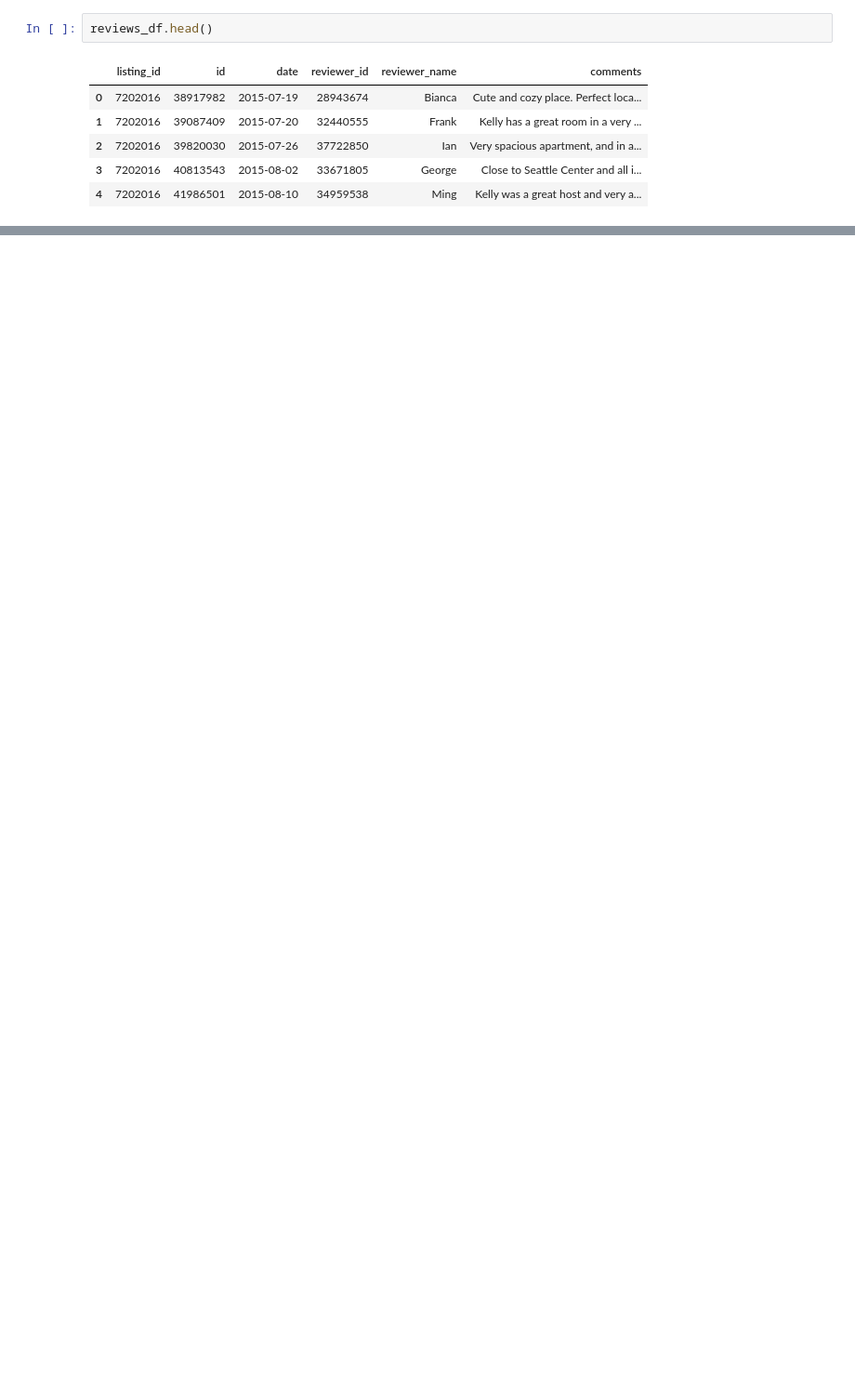
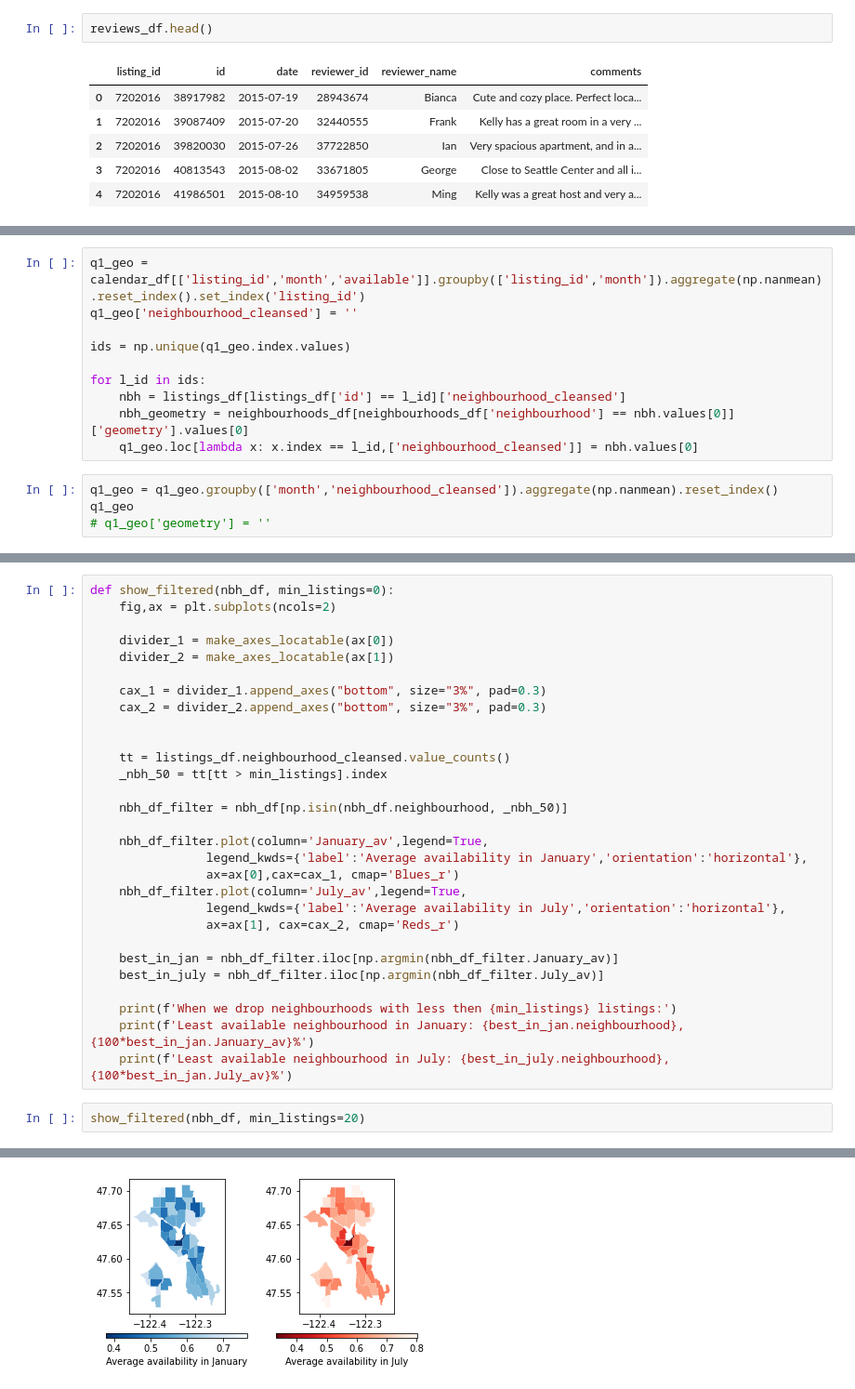
Before and after one commit to nikoladjor/Udacity_Seattle_Airbnb, a Jupyter notebook: Seattle_Airbnb.ipynb, the cells around one changed output, grey strips where cells are left out. Shown at 93% size. Drawn from its saved outputs; the diff is of its cells as text; blank space fills up the shorter version.

```diff
--- a/Seattle_Airbnb.ipynb
+++ b/Seattle_Airbnb.ipynb
@@ -77,0 +220,14 @@ listings_df.iloc[:,has_review_id]
+# %%
+q1_geo = calendar_df[['listing_id','month','available']].groupby(['listing_id','month']).aggregate(np.nanmean).reset_index().set_index('listing_id')
+q1_geo['neighbourhood_cleansed'] = ''
+
+ids = np.unique(q1_geo.index.values)
+
+for l_id in ids:
+    nbh = listings_df[listings_df['id'] == l_id]['neighbourhood_cleansed']
+    nbh_geometry = neighbourhoods_df[neighbourhoods_df['neighbourhood'] == nbh.values[0]]['geometry'].values[0]
+    q1_geo.loc[lambda x: x.index == l_id,['neighbourhood_cleansed']] = nbh.values[0]
+# %%
+q1_geo = q1_geo.groupby(['month','neighbourhood_cleansed']).aggregate(np.nanmean).reset_index()
+q1_geo
+# q1_geo['geometry'] = ''
@@ -77,0 +285,32 @@ listings_df.iloc[:,has_review_id]
+# %%
+def show_filtered(nbh_df, min_listings=0):
+    fig,ax = plt.subplots(ncols=2)
+
+    divider_1 = make_axes_locatable(ax[0])
+    divider_2 = make_axes_locatable(ax[1])
+
+    cax_1 = divider_1.append_axes("bottom", size="3%", pad=0.3)
+    cax_2 = divider_2.append_axes("bottom", size="3%", pad=0.3)
+
+
+    tt = listings_df.neighbourhood_cleansed.value_counts()
+    _nbh_50 = tt[tt > min_listings].index
+
+    nbh_df_filter = nbh_df[np.isin(nbh_df.neighbourhood, _nbh_50)]
+
+    nbh_df_filter.plot(column='January_av',legend=True,
+                legend_kwds={'label':'Average availability in January','orientation':'horizontal'},
+                ax=ax[0],cax=cax_1, cmap='Blues_r')
+    nbh_df_filter.plot(column='July_av',legend=True,
+                legend_kwds={'label':'Average availability in July','orientation':'horizontal'},
+                ax=ax[1], cax=cax_2, cmap='Reds_r')
+
+    best_in_jan = nbh_df_filter.iloc[np.argmin(nbh_df_filter.January_av)]
+    best_in_july = nbh_df_filter.iloc[np.argmin(nbh_df_filter.July_av)]
+
+    print(f'When we drop neighbourhoods with less then {min_listings} listings:')
+    print(f'Least available neighbourhood in January: {best_in_jan.neighbourhood}, {100*best_in_jan.January_av}%')
+    print(f'Least available neighbourhood in July: {best_in_july.neighbourhood}, {100*best_in_jan.July_av}%')
+# %%
+show_filtered(nbh_df, min_listings=20)
+# %% [output]
@@ -77,0 +320 @@ listings_df.iloc[:,has_review_id]
+[figure, added]
```
Also changed, not shown: parts of 63 cells of this notebook, 1 other file.
